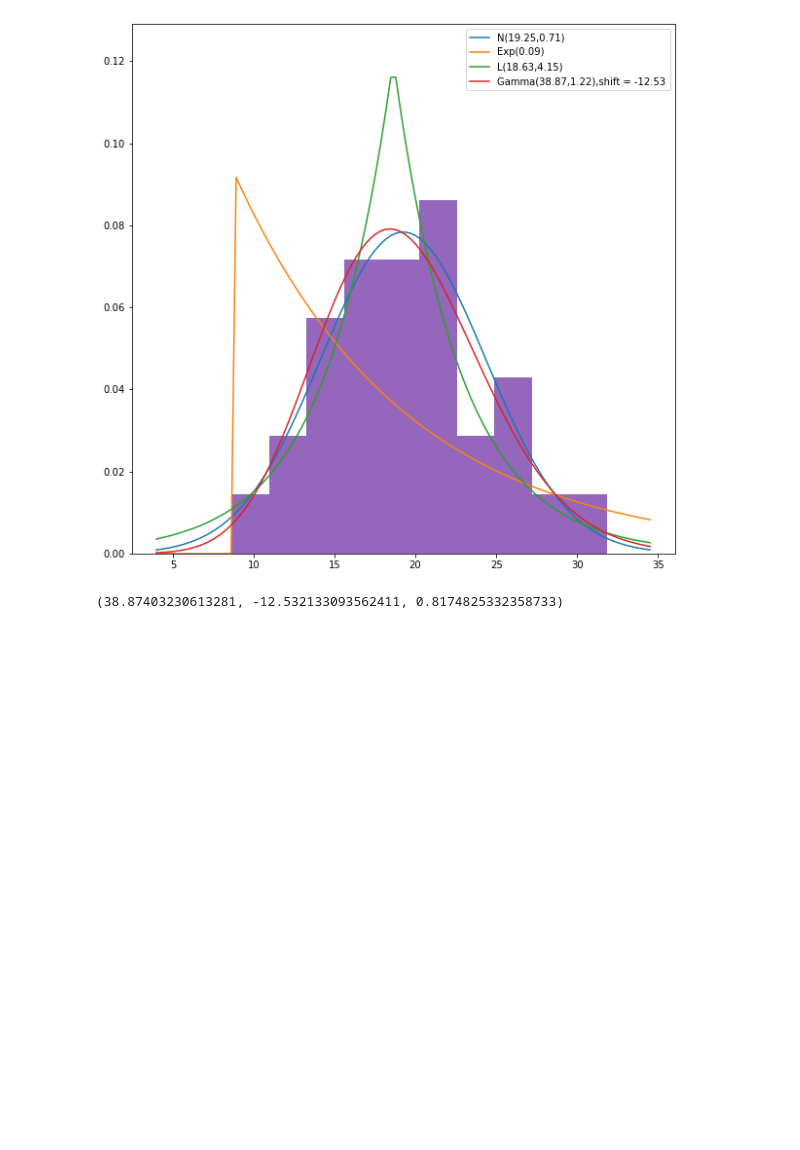
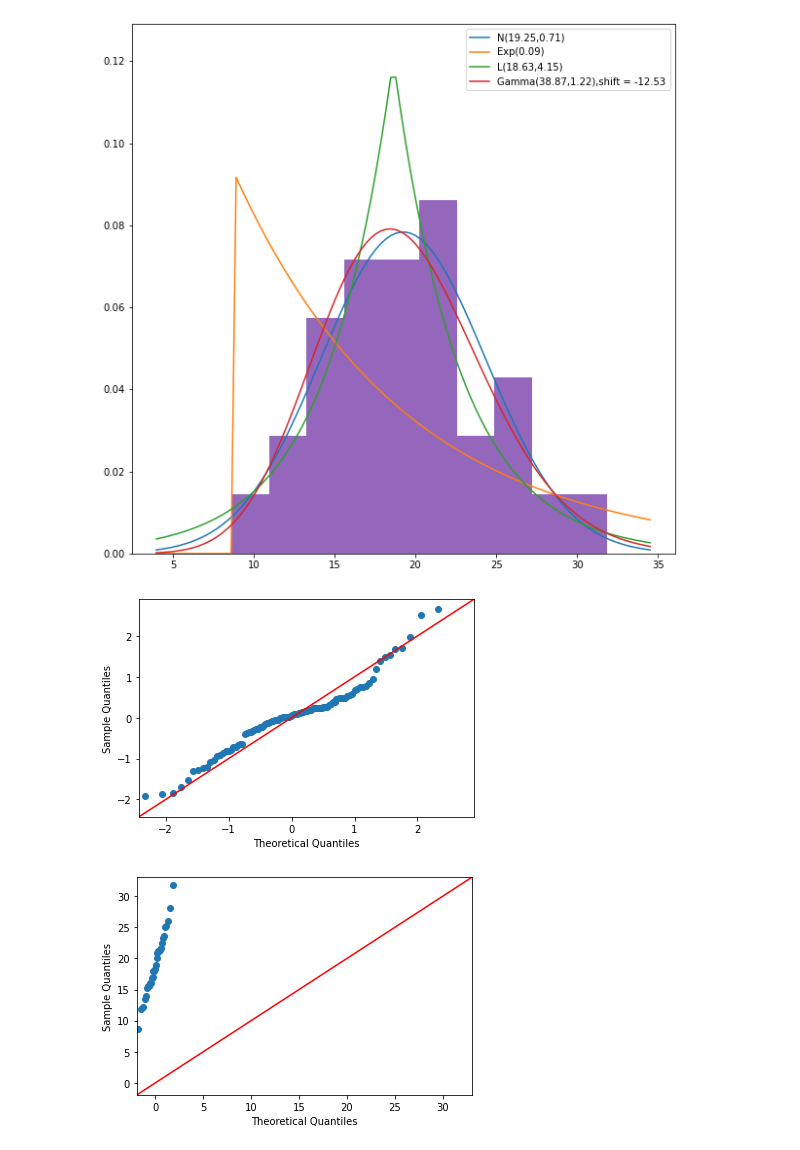
Before and after one commit to CalebThian/MLE, a Jupyter notebook: main.ipynb, the cells around one changed output. Drawn from its saved outputs; the diff is of its cells as text; code cells hidden in the pictures; blank space fills up the shorter version.

```diff
--- a/main.ipynb
+++ b/main.ipynb
@@ -212,0 +279,26 @@ for i in range(len(data)):
+# %%
+def information(data):
+    mu,sigma_square = MLE_normal(data)
+    app_mu,app_ss = round(mu,2),round(sigma_square,2)
+    print(f"Normal:mu = {app_mu},sigma2 = {app_ss},L.Like. = {round(log_likelihood_normal(data),2)}")
+
+    Lambda = MLE_exp(data)
+    app_lam = round(Lambda,2)
+    print(f"Exponential: Lambda = {app_lam},L.Like.= {round(log_likelihood_exp(data),2)}")
+
+    mu,b = MLE_lap(data)
+    app_mu,app_b = round(mu,2),round(b,2)
+    print(f"Laplace: mu = {app_mu},b = {app_b},L.Like. = {round(log_likelihood_lap(data),2)}")
+
+    a,Lambda = MLE_gamma(data)
+    if len(data[data>0]) < len(data):
+        loc = -abs(np.min(data))-1e-3
+    else:
+        loc = 0
+    app_a,app_lam,app_loc = round(a,2),round(Lambda,2),round(loc,2)
+    print(f"Gamma = {app_a},Lambda = {app_lam},L.Like = {round(log_likelihood_gamma(a,data),2)}")
+# %%
+for i in range(len(data)):
+    print(f"{f[i]}:")
+    information(data[i])
+    print()
@@ -241,7 +345,13 @@ for i in range(len(data)):
 # %% [output]
 [figure]
 [figure]
-# %%
-scipy.stats.gamma.fit(data[0])
-# %% [output]
-(38.87403230613281, -12.532133093562411, 0.8174825332358733)
+# %%
+def qq_plot(data):
+    sm.qqplot(data, line='45')
+    pylab.show()
+# %%
+for i in range(len(data)):
+    qq_plot(data[i])
+# %% [output]
+[figure, added]
+[figure, added]
```
Also changed, not shown: parts of 13 cells of this notebook.
